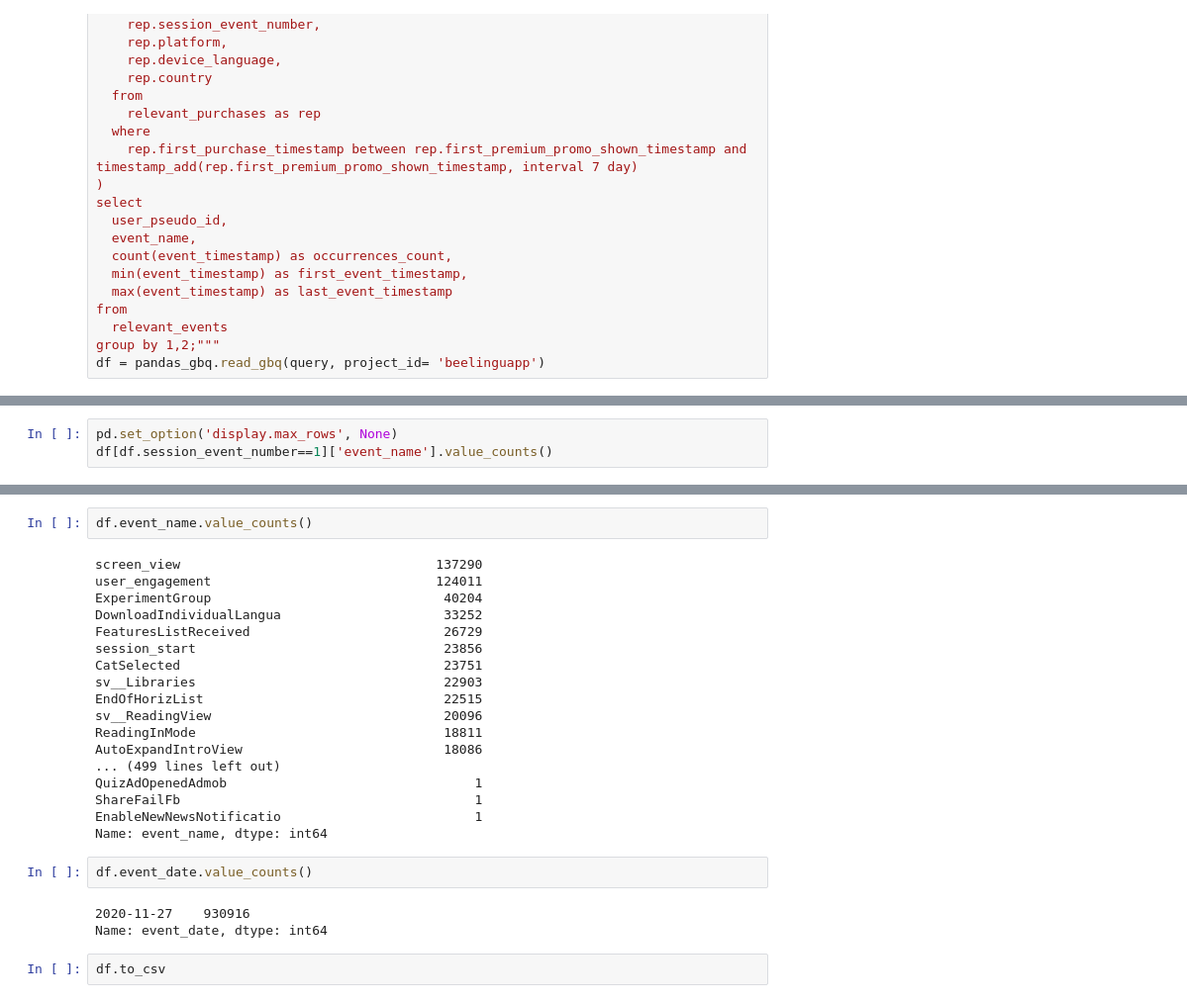
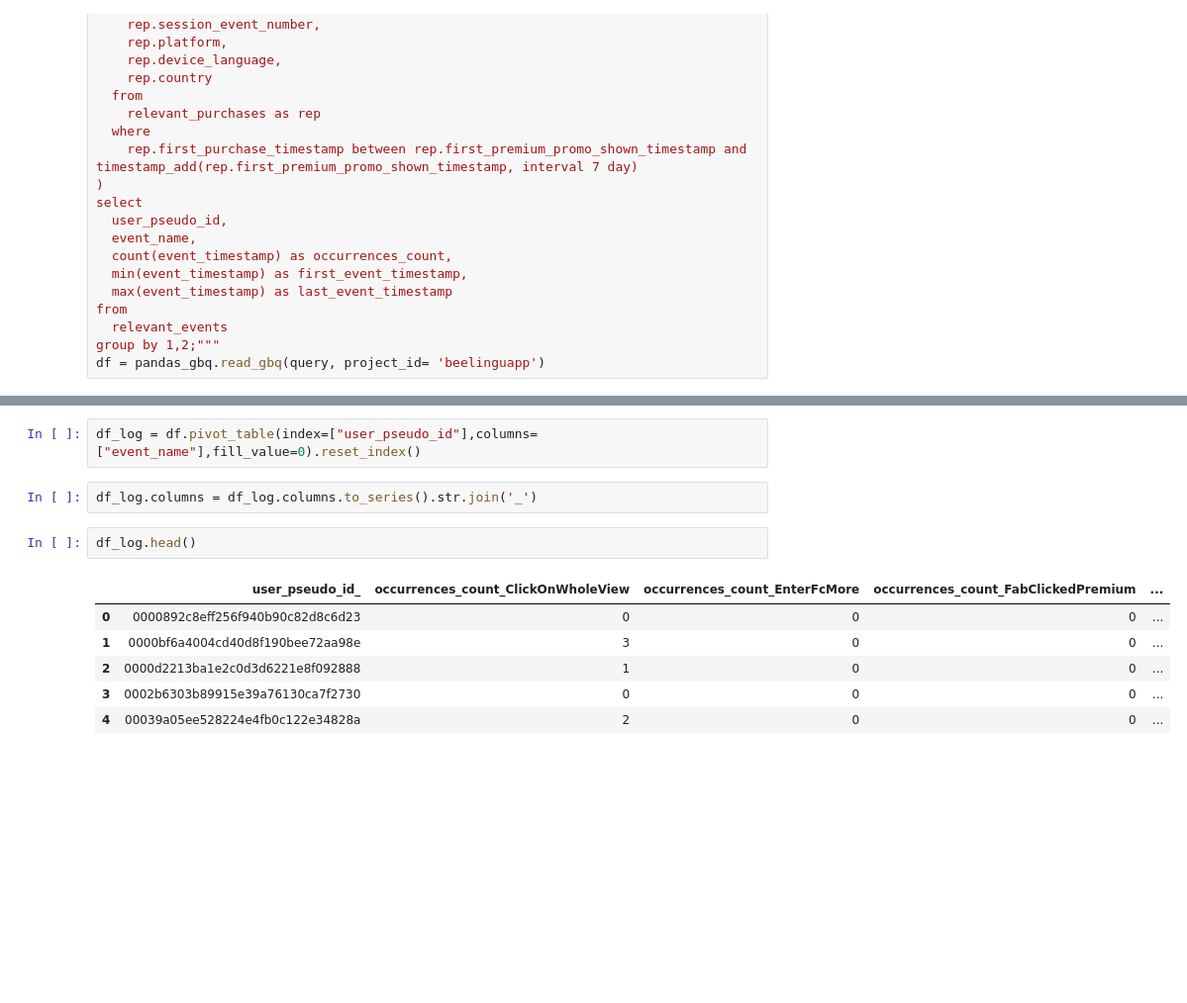
Before and after one commit to danielquer/ironhack-project-2, a Jupyter notebook: Project2_first.ipynb, the cells around one changed output, grey strips where cells are left out. Shown: that part at 99% size. Saved outputs shown, nothing was run; the diff lists cells and outputs as text; blank space fills up the shorter version.

```diff
--- a/Project2_first.ipynb
+++ b/Project2_first.ipynb
@@ -142,3 +294,0 @@ df.head()
-# %%
-pd.set_option('display.max_rows', None)
-df[df.session_event_number==1]['event_name'].value_counts()
@@ -184,27 +320,13 @@ dtype: object
-# %%
-df.event_name.value_counts()
-# %% [output]
-screen_view                                 137290
-user_engagement                             124011
-ExperimentGroup                              40204
-DownloadIndividualLangua                     33252
-FeaturesListReceived                         26729
-session_start                                23856
-CatSelected                                  23751
-sv__Libraries                                22903
-EndOfHorizList                               22515
-sv__ReadingView                              20096
-ReadingInMode                                18811
-AutoExpandIntroView                          18086
-... (499 lines left out)
-QuizAdOpenedAdmob                                1
-ShareFailFb                                      1
-EnableNewNewsNotificatio                         1
-Name: event_name, dtype: int64
-# %%
-df.event_date.value_counts()
-# %% [output]
-2020-11-27    930916
-Name: event_date, dtype: int64
-# %%
-df.to_csv
+# %%
+df_log = df.pivot_table(index=["user_pseudo_id"],columns=["event_name"],fill_value=0).reset_index()
+# %%
+df_log.columns = df_log.columns.to_series().str.join('_')
+# %%
+df_log.head()
+# %% [output]
+|  | user_pseudo_id_ | occurrences_count_ClickOnWholeView | occurrences_count_EnterFcMore | occurrences_count_FabClickedPremium | ... |
+| 0 | 0000892c8eff256f940b90c82d8c6d23 | 0 | 0 | 0 | ... |
+| 1 | 0000bf6a4004cd40d8f190bee72aa98e | 3 | 0 | 0 | ... |
+| 2 | 0000d2213ba1e2c0d3d6221e8f092888 | 1 | 0 | 0 | ... |
+| 3 | 0002b6303b89915e39a76130ca7f2730 | 0 | 0 | 0 | ... |
+| 4 | 00039a05ee528224e4fb0c122e34828a | 2 | 0 | 0 | ... |
```
Also changed, not shown: parts of 14 cells of this notebook, 1 other file.
